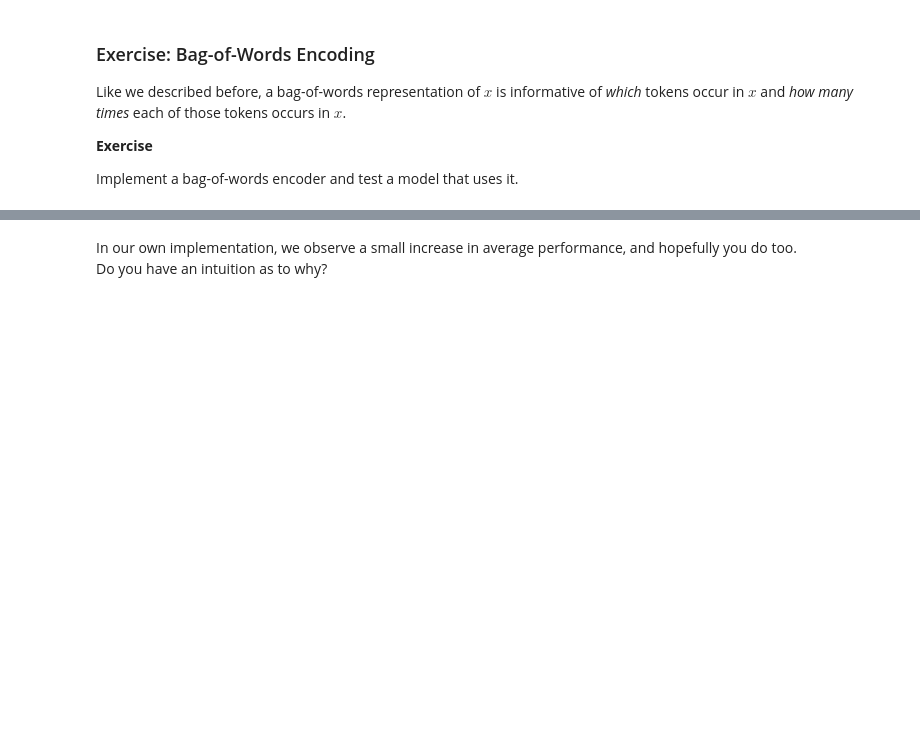
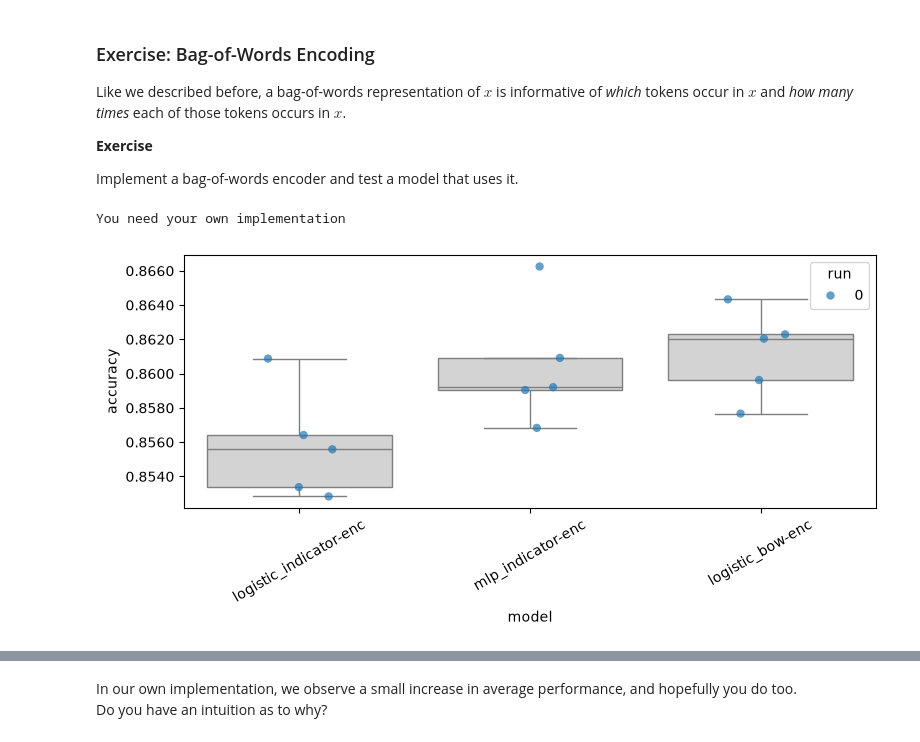
Before and after one commit to samueladrados/nlp_first_assignment, a Jupyter notebook: part1/tutorial.ipynb, the cells around one changed output, grey strips where cells are left out. Drawn from its saved outputs; the diff is of its cells as text; code cells hidden in the pictures; blank space fills up the shorter version.

```diff
--- a/part1/tutorial.ipynb
+++ b/part1/tutorial.ipynb
@@ -88,0 +92,8 @@ Just to give you an idea that this matters, here you have some examples:
+# %%
+import chardet
+import glob
+
+for filename in glob.glob('digital-text-example.*'):
+    with open(filename, 'rb') as f:
+        result = chardet.detect(f.read())
+        print(f"{filename}: {result['encoding']}")
@@ -1002,7 +1289,19 @@ Implement a bag-of-words encoder and test a model that uses it.
 # %%
 class BagOfWords(Encoder):
 
-    pass
+    def __init__(self, tokenizer: Tokenizer):
+        self.tokenizer = tokenizer
+
+    def __len__(self) -> int:
+        """Dimensionality of the representation space"""
+        return len(self.tokenizer.get_vocab())
+
+    def __call__(self, x: str) -> 'np.array':
+        """Represent x as a vector counting each token's occurrences"""
+        token_ids = self.tokenizer.encode(x).ids
+        vector = np.zeros(len(self))
+        np.add.at(vector, token_ids, 1)
+        return vector
 # %%
 try:
     from part1 import solutions
@@ -1025,3 +1324,25 @@ else:
             )
         )
     part1.analysis.plot_box_and_points(part1.analysis.make_data_frame(my_classifiers))
+# %% [output]
+You need your own implementation
+# %%
+%%time
+bow_encoder = BagOfWords(tokenizer)
+
+my_classifiers['logistic_bow-enc'] = []
+for run, seed in enumerate(my_seeds):
+    run_folder = f"{results_folder}/logistic_bow-enc/seed-{seed}"
+    my_classifiers['logistic_bow-enc'].append(
+        part1.experiment.cross_validation_experiment(
+            data_splits=my_cross_validation_sets[run],
+            outcome_space=agnews_outcome_space,
+            encoder=bow_encoder,
+            model_option='logistic',
+            save_to=run_folder,
+            loglin_args={'max_iter': 100}
+        )
+    )
+part1.analysis.plot_box_and_points(part1.analysis.make_data_frame(my_classifiers))
+# %% [output]
+[figure, added]
```
Also changed, not shown: parts of 64 cells of this notebook.
